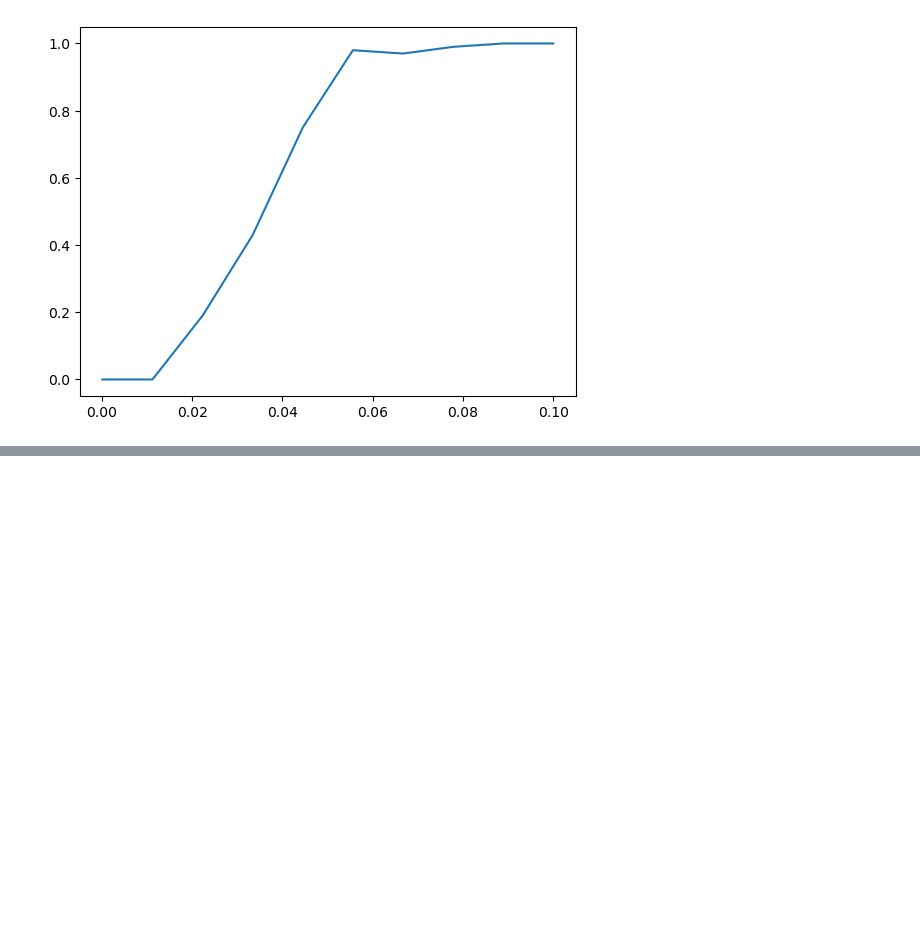
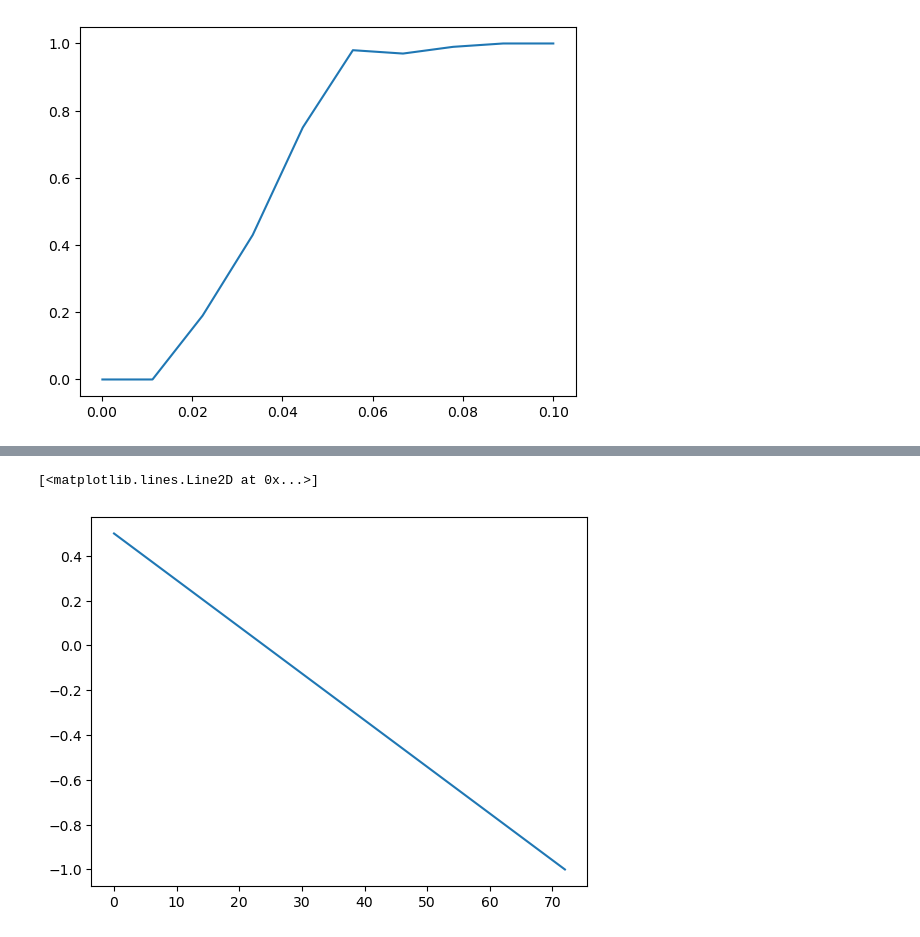
Before and after one commit to Omer-Sella/qecc, a Jupyter notebook: postProcessing/rewardInvestigation.ipynb, the cells around one changed output, grey strips where cells are left out. Drawn from its saved outputs; the diff is of its cells as text; code cells hidden in the pictures; blank space fills up the shorter version.

```diff
--- a/postProcessing/rewardInvestigation.ipynb
+++ b/postProcessing/rewardInvestigation.ipynb
@@ -135,0 +191,10 @@ np.float64(0.0)
+# %%
+
+kMax = 24
+kMin = 10
+n = 72
+kRange = np.linspace(0,n,n)
+plt.plot(kRange, -1*(kRange-kMax)/(n-kMax))
+# %% [output]
+[<matplotlib.lines.Line2D at 0x...>]
+[figure, added]
```
Also changed, not shown: parts of 1 cell of this notebook, 8 other files.
